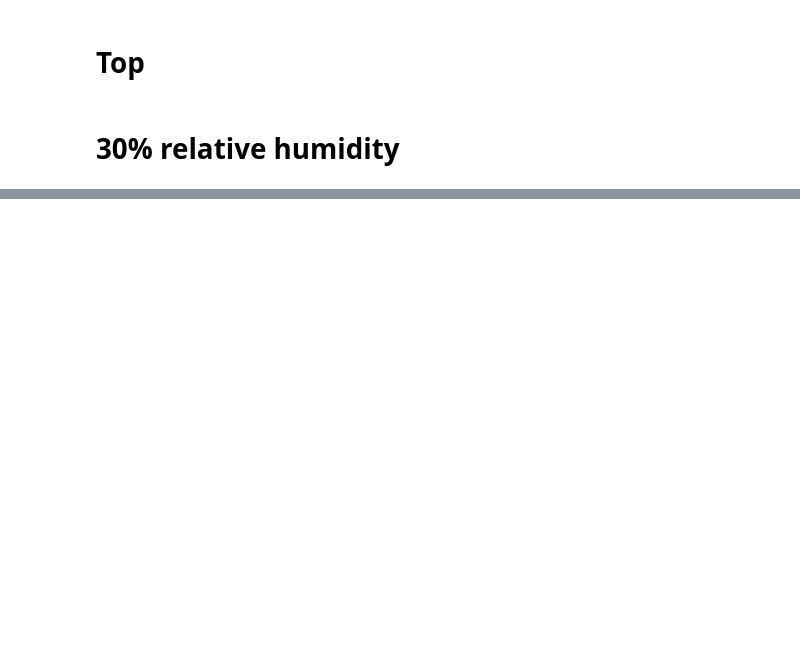
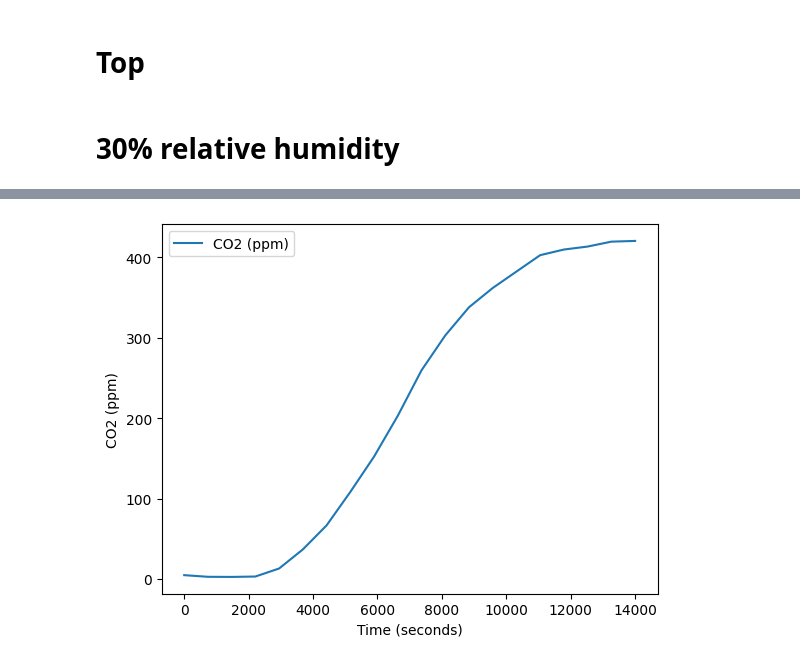
Before and after one commit to Ryan-Hughes-8/idaes-pse, a Jupyter notebook: idaes/models_extra/tvsa_1d/flowsheets/lewatit_breakthrough.ipynb, the cells around one changed output, grey strips where cells are left out. Drawn from its saved outputs; the diff is of its cells as text; code cells hidden in the pictures; blank space fills up the shorter version.

```diff
--- a/idaes/models_extra/tvsa_1d/flowsheets/lewatit_breakthrough.ipynb
+++ b/idaes/models_extra/tvsa_1d/flowsheets/lewatit_breakthrough.ipynb
@@ -625,0 +1560,3 @@ _mole_frac_comp_inlet_ref : Size=93, Index=fs._time*fs.gas_properties.component_
+# %%
+# load data
+data = pd.read_csv("C:/Users/hughesr/OneDrive - KeyLogic/CDR/DAC Test Center Data/Lewatit Data/12_13_24/breakthrough_estimation_122024_reduced.csv")
@@ -625,0 +1572,4 @@ _mole_frac_comp_inlet_ref : Size=93, Index=fs._time*fs.gas_properties.component_
+# %%
+ax = data.plot(x="time (secs)", y="CO2 (ppm)", xlabel="Time (seconds)", ylabel="CO2 (ppm)")
+# %% [output]
+[figure, added]
```
Also changed, not shown: parts of 46 cells of this notebook.
